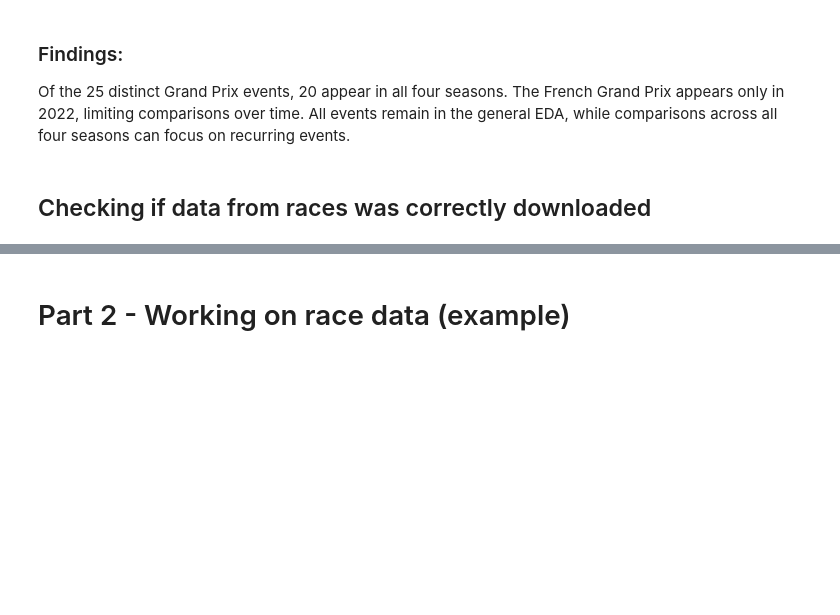
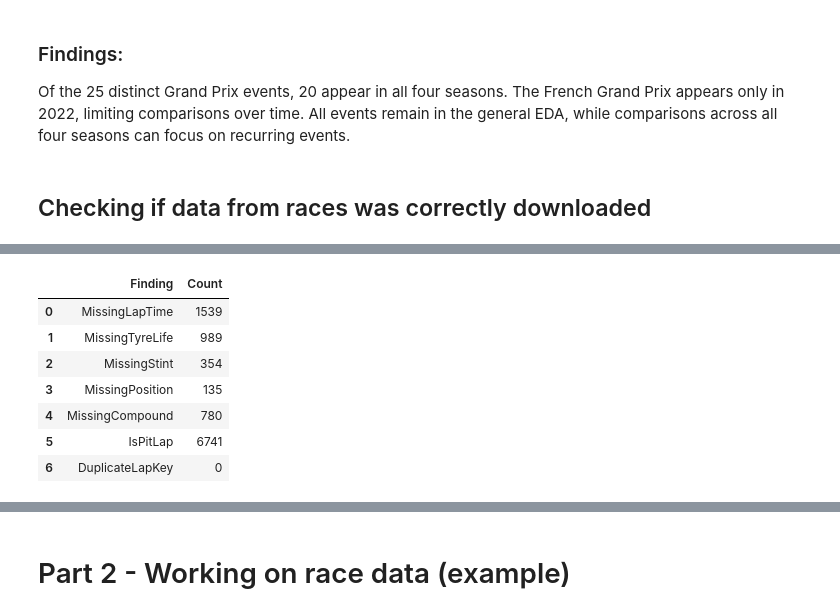
Before and after one commit to jarimbafrancisco-arch/F1-Lap-Time-Prediction, a Jupyter notebook: notebooks/02_EDA.ipynb, the cells around one changed output, grey strips where cells are left out. Saved outputs shown, nothing was run; the diff lists cells and outputs as text; code cells hidden in the pictures; blank space fills up the shorter version.

```diff
--- a/notebooks/02_EDA.ipynb
+++ b/notebooks/02_EDA.ipynb
@@ -247,0 +225,58 @@ missing_events
+# %%
+laps_prepared=laps.copy()
+compound=laps_prepared["Compound"].astype("string").str.strip()
+
+laps_prepared["Compound"]=compound.mask(
+    compound.str.lower().isin(["","none","nan","null","<na>"]),
+    pd.NA
+)
+
+laps_prepared["LapTimeSeconds"]=(
+    laps_prepared["LapTime"].dt.total_seconds()
+)
+
+laps_prepared["MissingLapTime"] = laps_prepared["LapTime"].isna()
+laps_prepared["MissingTyreLife"] = laps_prepared["TyreLife"].isna()
+laps_prepared["MissingStint"] = laps_prepared["Stint"].isna()
+laps_prepared["MissingPosition"] = laps_prepared["Position"].isna()
+laps_prepared["MissingCompound"] = laps_prepared["Compound"].isna()
+
+laps_prepared["IsPitLap"] = (
+    laps_prepared["PitInTime"].notna()
+    |laps_prepared["PitOutTime"].notna() #or
+)
+
+lap_keys=["Season", "RoundNumber","DriverNumber", "LapNumber"]
+
+laps_prepared["DuplicateLapKey"]=laps_prepared.duplicated(
+    subset=lap_keys,
+    keep=False
+)
+
+quality_attributes=[
+    "MissingLapTime",
+    "MissingTyreLife",
+    "MissingStint",
+    "MissingPosition",
+    "MissingCompound",
+    "IsPitLap",
+    "DuplicateLapKey"
+]
+
+quality_summary=(
+    laps_prepared[quality_attributes].sum().rename_axis("Finding").reset_index(name="Count")
+)
+
+display(quality_summary)
+
+assert len(laps_prepared) == len(laps)
+assert not laps_prepared["DuplicateLapKey"].any()
+# %% [output]
+|  | Finding | Count |
+| 0 | MissingLapTime | 1539 |
+| 1 | MissingTyreLife | 989 |
+| 2 | MissingStint | 354 |
+| 3 | MissingPosition | 135 |
+| 4 | MissingCompound | 780 |
+| 5 | IsPitLap | 6741 |
+| 6 | DuplicateLapKey | 0 |
```
Also changed, not shown: parts of 8 cells of this notebook, 9 other files.
